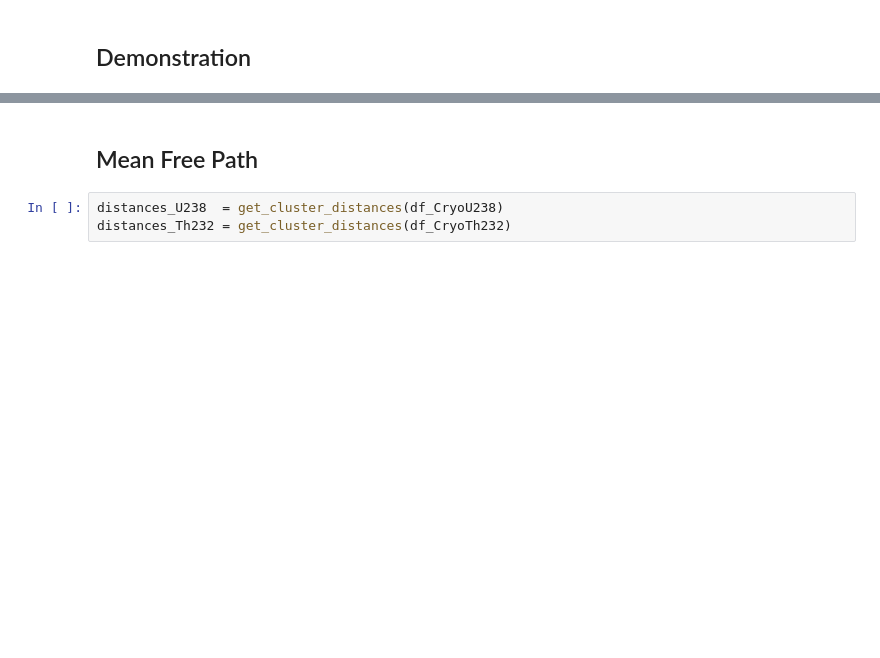
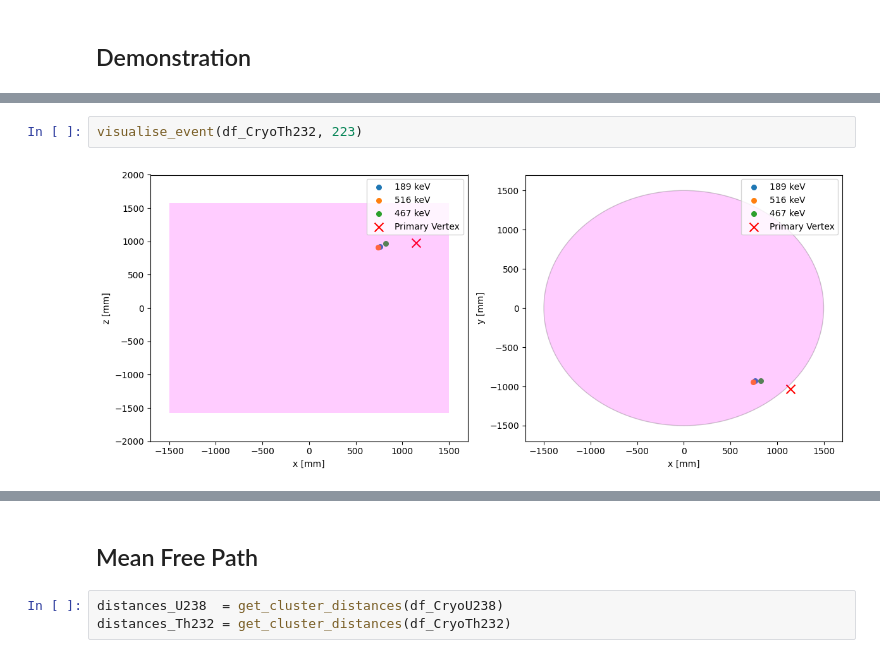
Before and after one commit to jpienaar13/HermeticTPC, a Jupyter notebook: 03_WIS_HTPC.ipynb, the cells around one changed output, grey strips where cells are left out. Saved outputs shown, nothing was run; the diff lists cells and outputs as text; blank space fills up the shorter version.

```diff
--- a/03_WIS_HTPC.ipynb
+++ b/03_WIS_HTPC.ipynb
@@ -162,3 +162,7 @@ visualise_event(df_CryoU238, 223)
+# %%
+visualise_event(df_CryoTh232, 223)
+# %% [output]
+[figure, added]
 # %%
 visualise_all_clusters(df_CryoU238, title="Cryo U-238 Cluster Spatial Distribution")
 # %% [output]
```
Also changed, not shown: parts of 5 cells of this notebook, 2 other files.
